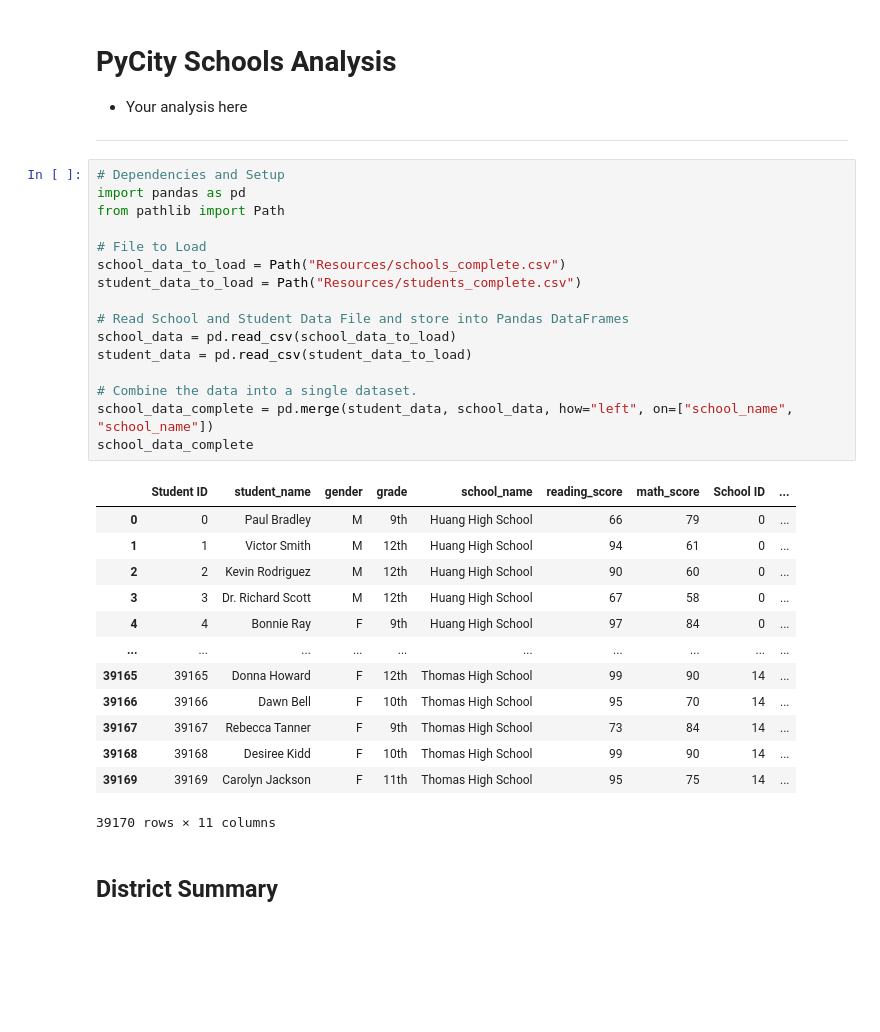
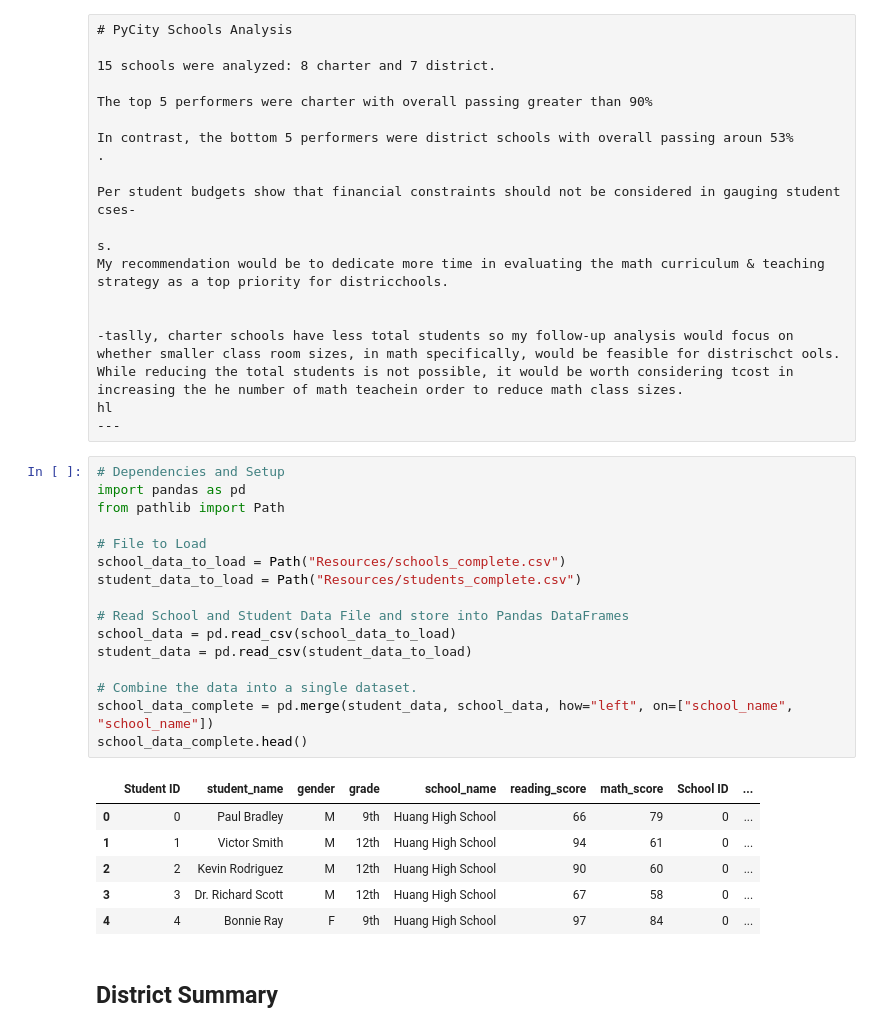
Before and after one commit to CesarLunaJr/PyCityschools, a Jupyter notebook: PyCitySchools/PyCitySchools.ipynb, the cells around one changed output. Saved outputs shown, nothing was run; the diff lists cells and outputs as text; blank space fills up the shorter version.

```diff
--- a/PyCitySchools/PyCitySchools.ipynb
+++ b/PyCitySchools/PyCitySchools.ipynb
@@ -1,39 +1,45 @@
-# %% [markdown]
-# PyCity Schools Analysis
-
-- Your analysis here
-
----
+# %% [raw]
+# PyCity Schools Analysis
+
+15 schools were analyzed: 8 charter and 7 district.
+
+The top 5 performers were charter with overall passing greater than 90%
+
+In contrast, the bottom 5 performers were district schools with overall passing aroun 53%
+.
+
+Per student budgets show that financial constraints should not be considered in gauging student cses-
+
+s.
+My recommendation would be to dedicate more time in evaluating the math curriculum & teaching strategy as a top priority for districchools.
+
+
+-taslly, charter schools have less total students so my follow-up analysis would focus on whether smaller class room sizes, in math specifically, would be feasible for distrischct ools. While reducing the total students is not possible, it would be worth considering tcost in increasing the he number of math teachein order to reduce math class sizes.
+hl
+---
 # %%
 # Dependencies and Setup
 import pandas as pd
 from pathlib import Path
 
 # File to Load
 school_data_to_load = Path("Resources/schools_complete.csv")
 student_data_to_load = Path("Resources/students_complete.csv")
 
 # Read School and Student Data File and store into Pandas DataFrames
 school_data = pd.read_csv(school_data_to_load)
 student_data = pd.read_csv(student_data_to_load)
 
 # Combine the data into a single dataset.
 school_data_complete = pd.merge(student_data, school_data, how="left", on=["school_name", "school_name"])
-school_data_complete
+school_data_complete.head()
 # %% [output]
 |  | Student ID | student_name | gender | grade | school_name | reading_score | math_score | School ID | ... |
 | 0 | 0 | Paul Bradley | M | 9th | Huang High School | 66 | 79 | 0 | ... |
 | 1 | 1 | Victor Smith | M | 12th | Huang High School | 94 | 61 | 0 | ... |
 | 2 | 2 | Kevin Rodriguez | M | 12th | Huang High School | 90 | 60 | 0 | ... |
 | 3 | 3 | Dr. Richard Scott | M | 12th | Huang High School | 67 | 58 | 0 | ... |
 | 4 | 4 | Bonnie Ray | F | 9th | Huang High School | 97 | 84 | 0 | ... |
-| ... | ... | ... | ... | ... | ... | ... | ... | ... | ... |
-| 39165 | 39165 | Donna Howard | F | 12th | Thomas High School | 99 | 90 | 14 | ... |
-| 39166 | 39166 | Dawn Bell | F | 10th | Thomas High School | 95 | 70 | 14 | ... |
-| 39167 | 39167 | Rebecca Tanner | F | 9th | Thomas High School | 73 | 84 | 14 | ... |
-| 39168 | 39168 | Desiree Kidd | F | 10th | Thomas High School | 99 | 90 | 14 | ... |
-| 39169 | 39169 | Carolyn Jackson | F | 11th | Thomas High School | 95 | 75 | 14 | ... |
-39170 rows × 11 columns
 # %% [markdown]
 ## District Summary
 # %%
```
Also changed, not shown: parts of 10 cells of this notebook, 2 other files.
